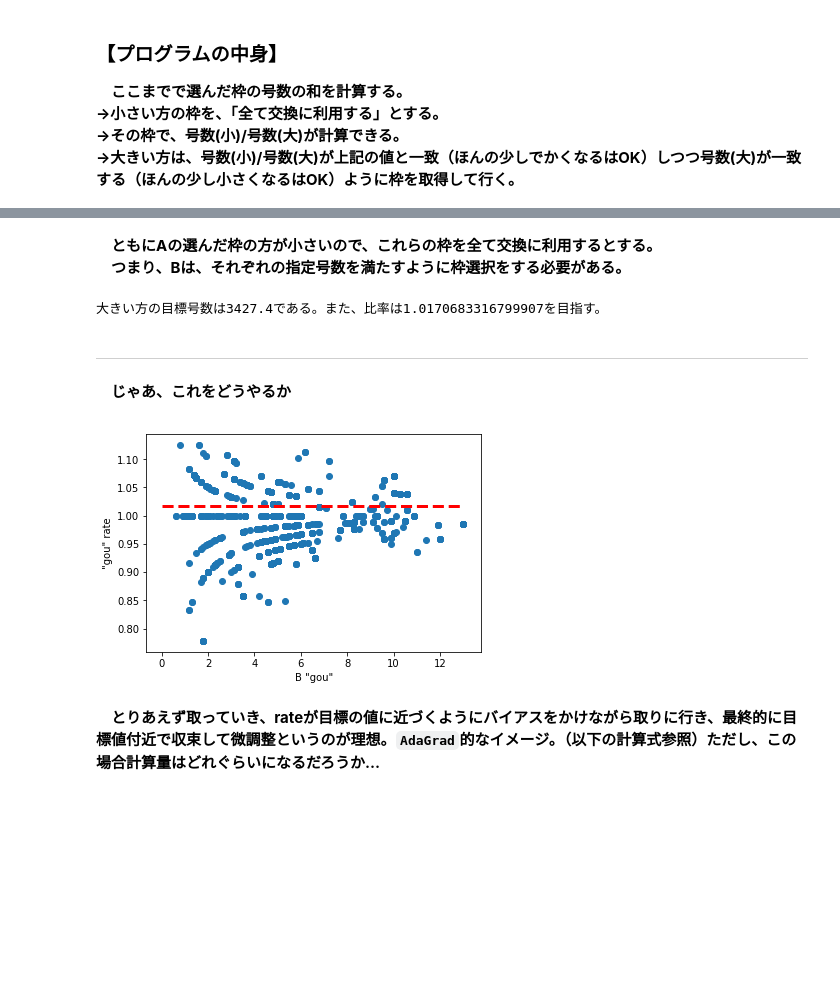
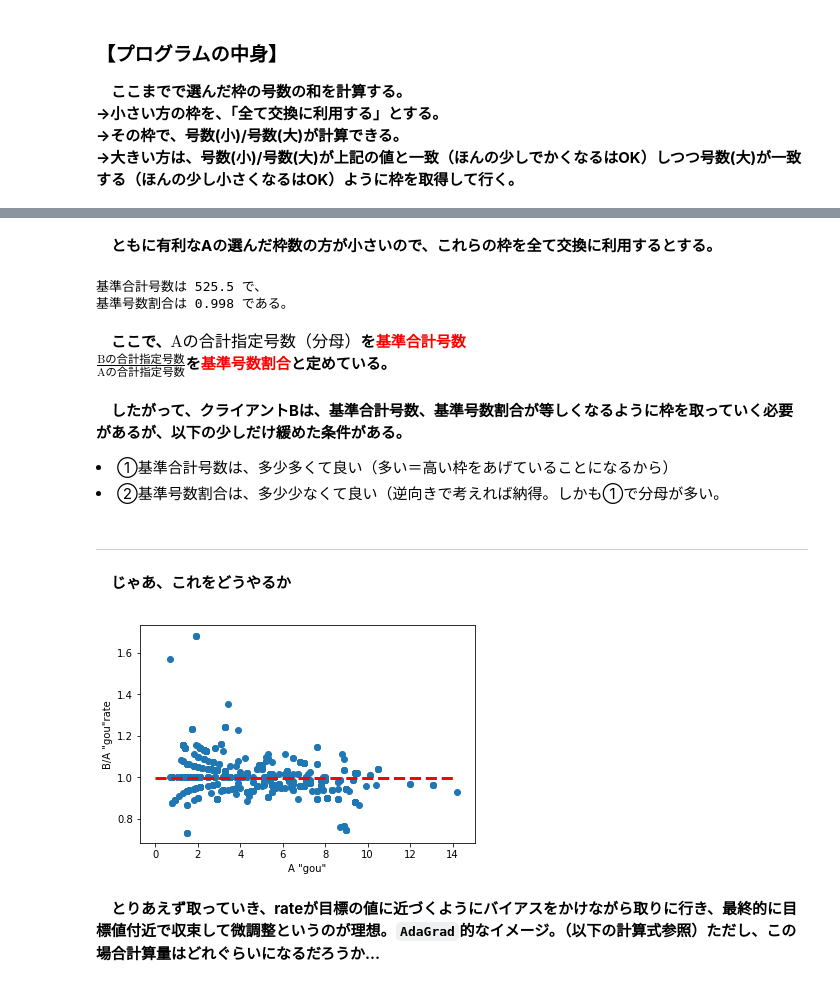
Before and after one commit to da-shuto-iwasaki/Flame_turn, a Jupyter notebook: Algorithm/My_algo.ipynb, the cells around one changed output, grey strips where cells are left out. Cells and saved outputs as stored; diff of their text form; code cells hidden in the pictures; blank space fills up the shorter version.

```diff
--- a/Algorithm/My_algo.ipynb
+++ b/Algorithm/My_algo.ipynb
@@ -248,3 +292,4 @@ Name: value_diff, dtype: float64
 # %%
-# 上昇率が上位(2/5)のものを利用することにする。（あまりにも小さいものは使えないため。）
-df_B_pickup = df_temp[df_temp[0] >= 3].reset_index(drop=True)
+# 上昇率が上位(3/5)のものを利用することにする。（あまりにも小さいものは使えないため。）
+df_A_pickup = df_temp[df_temp[0] >= 3].reset_index(drop=True)
+print("データ数は、{} から {} へと減少".format(len(df_A),len(df_A_pickup)))
@@ -254,4 +301,5 @@ df_B_pickup = df_temp[df_temp[0] >= 3].reset_index(drop=True)
 <b>　既に持っており、自分の場所にある方が良い枠を渡してしまうのは勿体無いので、それだけ防ぐ。</b>
 # %%
 # value_diff > 0 ↔︎相手の方が良い枠のみにする。
-df_A_pickup = df_A[df_A['value_diff']>0].reset_index(drop=True)
+df_B_pickup = df_B[df_B['value_diff']>0].reset_index(drop=True)
+print("データ数は、{} から {} へと減少".format(len(df_B),len(df_B_pickup)))
@@ -294,31 +348,39 @@ len(df_B_pickup)
 # %% [markdown]
-<b>　ともにAの選んだ枠の方が小さいので、これらの枠を全て交換に利用するとする。<br>
-　つまり、Bは、それぞれの指定号数を満たすように枠選択をする必要がある。</b>
+<b>　ともに有利なAの選んだ枠数の方が小さいので、これらの枠を全て交換に利用するとする。</b>
 # %%
 # それぞれの値を計算する。
 A_gou_aim = df_A_pickup['A_gou'].sum()
 B_gou_aim = df_A_pickup['B_gou'].sum()
-A_B_rate_aim = A_gou_aim/B_gou_aim
+A_B_rate_aim = B_gou_aim/A_gou_aim
 # %%
 # つまるとこと
-print('大きい方の目標号数は{}である。また、比率は{}を目指す。'.format(B_gou_aim, A_B_rate_aim))
+print('基準合計号数は {} で、\n基準号数割合は {} である。'.format(A_gou_aim, round(A_B_rate_aim,3)))
 # %% [output]
-大きい方の目標号数は3427.4である。また、比率は1.0170683316799907を目指す。
+基準合計号数は 525.5 で、
+基準号数割合は 0.998 である。
+# %% [markdown]
+<b>　ここで、$\text{Aの合計指定号数（分母）}$を<font color='Red'>基準合計号数</font><br>
+$\frac{\text{Bの合計指定号数}}{\text{Aの合計指定号数}}$を<font color="Red">基準号数割合</font>と定めている。</b>
+# %% [markdown]
+<b>　したがって、クライアントBは、基準合計号数、基準号数割合が等しくなるように枠を取っていく必要があるが、以下の少しだけ緩めた条件がある。
+<li>①基準合計号数は、多少多くて良い（多い＝高い枠をあげていることになるから）</li>
+<li>②基準号数割合は、多少少なくて良い（逆向きで考えれば納得。しかも①で分母が多い。</li>
+</b>
 # %% [markdown]
 ***
 <b>　じゃあ、これをどうやるか</b>
 # %%
 # 上記の値と同じカラムを作成する。
-df_B_pickup['A_B_rate'] = df_B_pickup['A_gou']/df_B_pickup['B_gou']
+df_B_pickup['B/A_rate'] = df_B_pickup['B_gou']/df_B_pickup['A_gou']
 # %%
 # 散布図。青線が目標値。
-plt.xlabel('B "gou"')
-plt.ylabel('"gou" rate')
-plt.hlines(y=A_B_rate_aim, xmin=0, xmax=13, colors='red', linestyles='dashed', linewidths=3)
-plt.scatter(df_B_pickup['B_gou'], df_B_pickup['A_B_rate'])
+plt.xlabel('A "gou"')
+plt.ylabel('B/A "gou"rate')
+plt.hlines(y=A_B_rate_aim, xmin=0, xmax=df_B_pickup['A_gou'].max(), colors='red', linestyles='dashed', linewidths=3)
+plt.scatter(df_B_pickup['A_gou'], df_B_pickup['B/A_rate'])
 plt.show()
 # %% [output]
-[figure, old version]
+[figure, new version]
 # %% [markdown]
 <b>　とりあえず取っていき、rateが目標の値に近づくようにバイアスをかけながら取りに行き、最終的に目標値付近で収束して微調整というのが理想。`AdaGrad`的なイメージ。（以下の計算式参照）ただし、この場合計算量はどれぐらいになるだろうか…</b>
 # %% [markdown]
```
Also changed, not shown: parts of 83 cells of this notebook.
